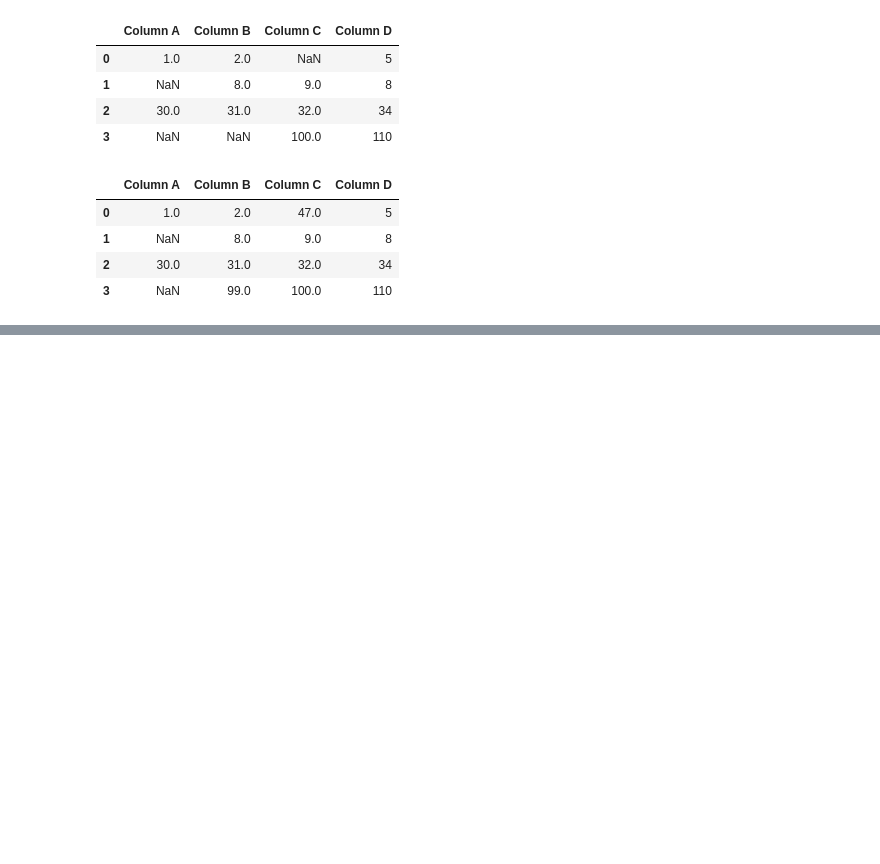
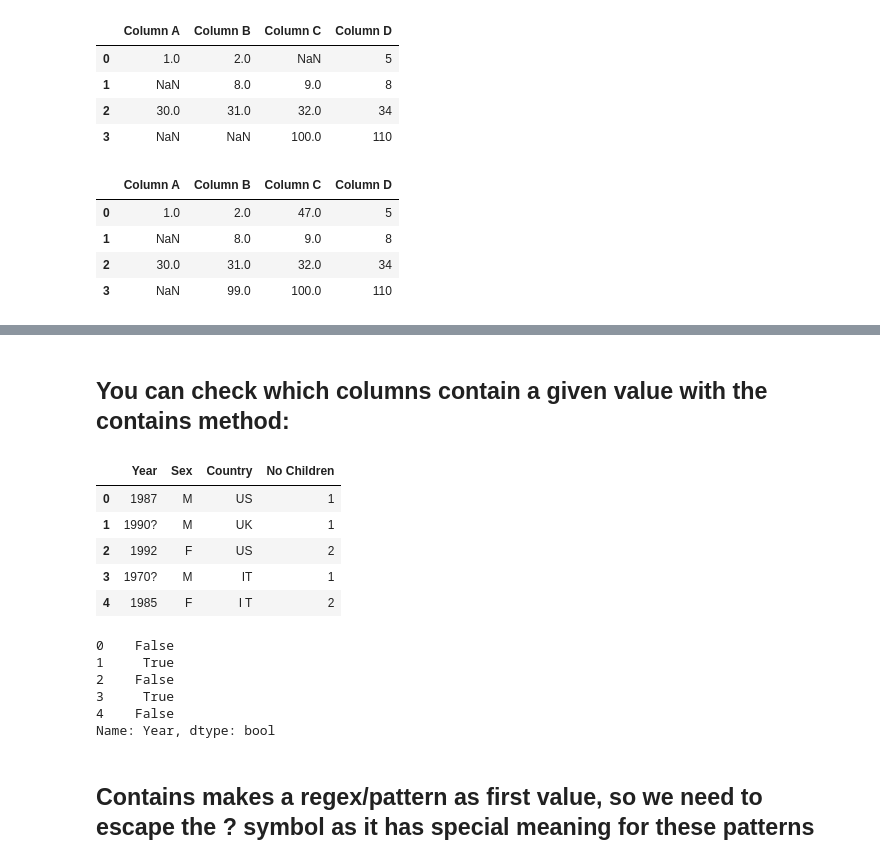
Before and after one commit to wiamnasr/Data-Analysis-with-Python, a Jupyter notebook: Data Analysis with Python.ipynb, the cells around one changed output, grey strips where cells are left out. Drawn from its saved outputs; the diff is of its cells as text; code cells hidden in the pictures; blank space fills up the shorter version.

```diff
--- a/Data Analysis with Python.ipynb
+++ b/Data Analysis with Python.ipynb
@@ -2744,0 +3291,22 @@ df.fillna(method='ffill', axis=1)
+# %% [markdown]
+## You can check which columns contain a given value with the contains method:
+# %%
+df
+# %% [output]
+|  | Year | Sex | Country | No Children |
+| 0 | 1987 | M | US | 1 |
+| 1 | 1990? | M | UK | 1 |
+| 2 | 1992 | F | US | 2 |
+| 3 | 1970? | M | IT | 1 |
+| 4 | 1985 | F | I T | 2 |
+# %%
+df['Year'].str.contains("\?")
+# %% [output]
+0    False
+1     True
+2    False
+3     True
+4    False
+Name: Year, dtype: bool
+# %% [markdown]
+## Contains makes a regex/pattern as first value, so we need to escape the ? symbol as it has special meaning for these patterns
```
Also changed, not shown: parts of 89 cells of this notebook.
